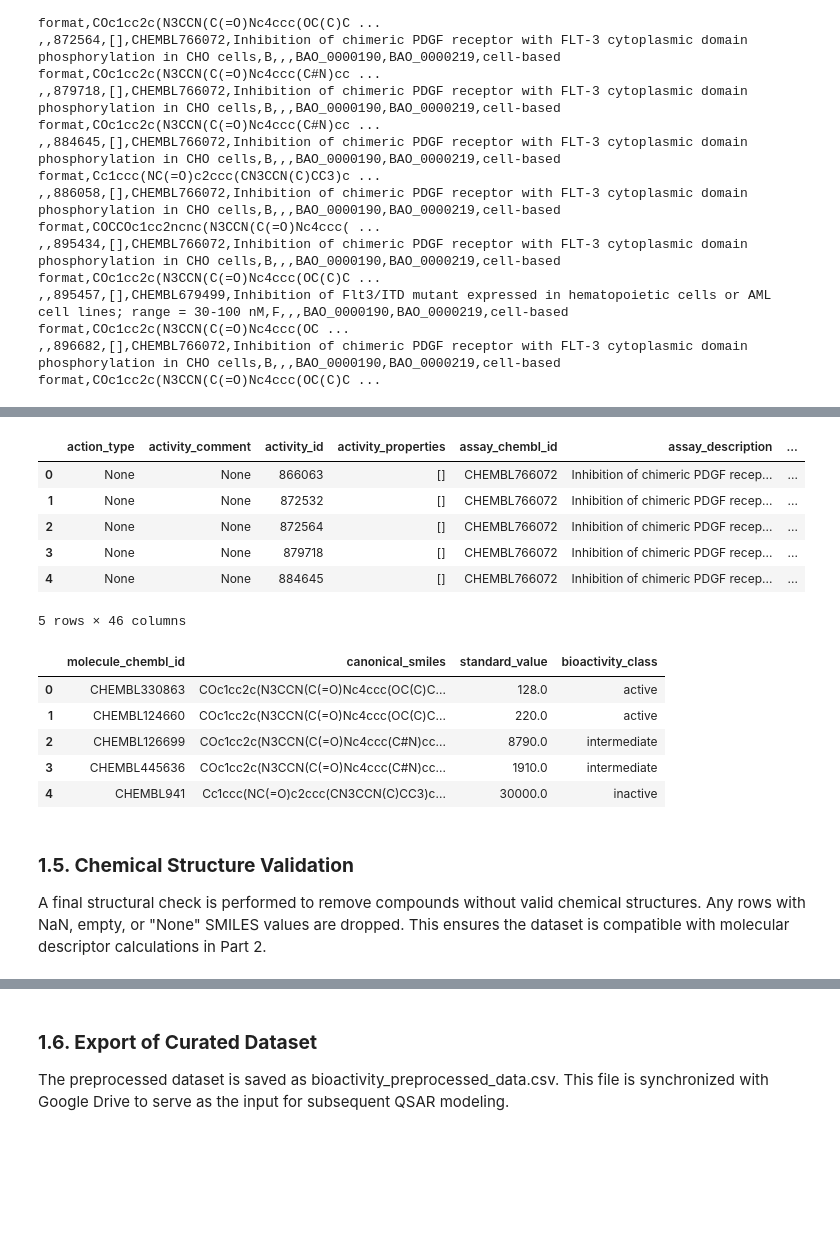
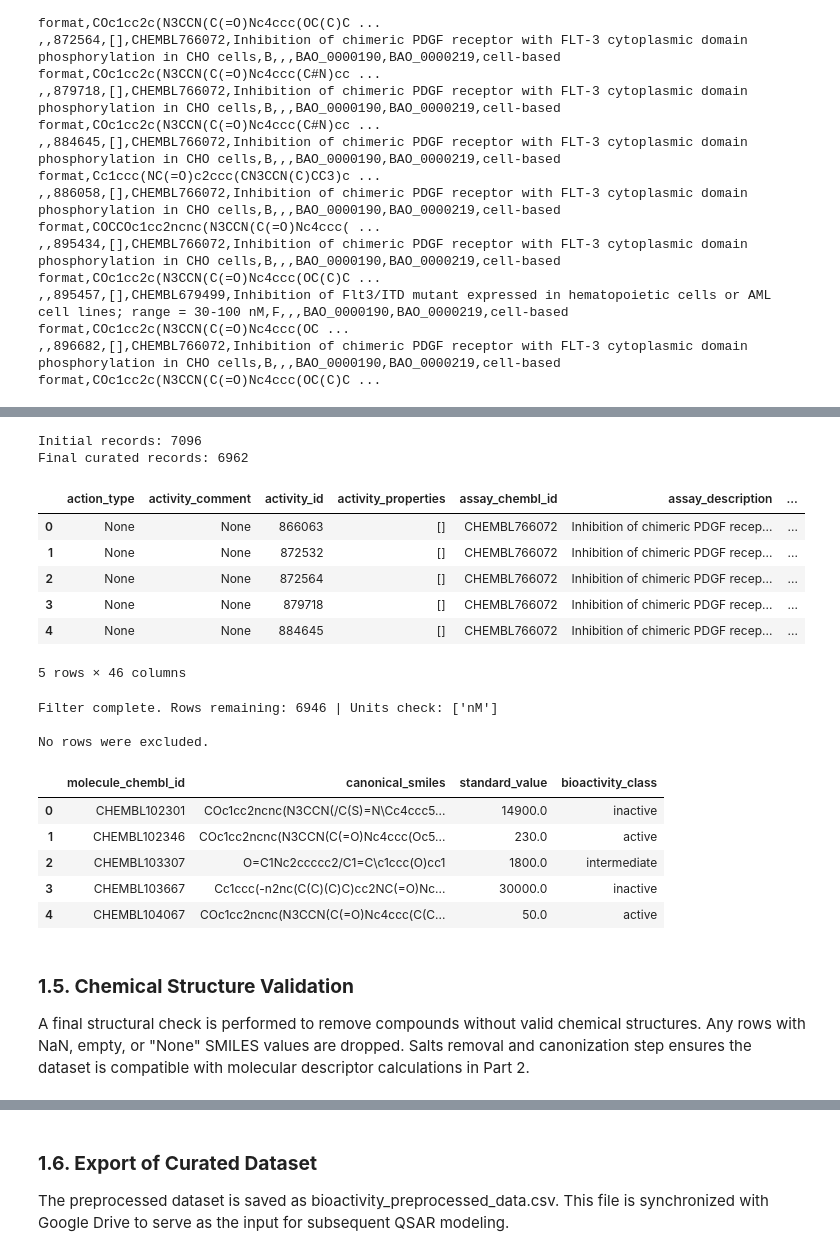
Before and after one commit to lmVl12/AI_and_Drug_Discovery_Course_2026, a Jupyter notebook: Assignment_2_QSAR_data_curation.ipynb, the cells around one changed output, grey strips where cells are left out. Cells and saved outputs as stored; diff of their text form; code cells hidden in the pictures; blank space fills up the shorter version.

Commit message:
Cleaned duplicates, smiles and analyzed class balance.

```diff
--- a/Assignment_2_QSAR_data_curation.ipynb
+++ b/Assignment_2_QSAR_data_curation.ipynb
@@ -130,15 +132,48 @@ np.int64(0)
+# %%
+# Convert IC50 values to numeric
+def to_numeric(val):
+    try:
+        if isinstance(val, list): return float(val[0])
+        return float(val)
+    except: return None
+df1['standard_value'] = df1['standard_value'].apply(to_numeric)
 # %%
-# Filtering the dataset to remove records lacking bioactivity values (IC50)
-df2 = df1[df1["standard_value"].notna()]
+# Filter the dataset to remove records lacking bioactivity values (IC50)
+df2 = df1.dropna(subset=['standard_value'])
+# Monitoring curation efficiency
+print(f"Initial records: {len(df1)}")
+print(f"Only complete records: {len(df2)}")
 df2.head()
 # %% [output]
+Initial records: 7096
+Final curated records: 6962
 |  | action_type | activity_comment | activity_id | activity_properties | assay_chembl_id | assay_description | ... |
 | 0 | None | None | 866063 | [] | CHEMBL766072 | Inhibition of chimeric PDGF recep... | ... |
 | 1 | None | None | 872532 | [] | CHEMBL766072 | Inhibition of chimeric PDGF recep... | ... |
 | 2 | None | None | 872564 | [] | CHEMBL766072 | Inhibition of chimeric PDGF recep... | ... |
 | 3 | None | None | 879718 | [] | CHEMBL766072 | Inhibition of chimeric PDGF recep... | ... |
 | 4 | None | None | 884645 | [] | CHEMBL766072 | Inhibition of chimeric PDGF recep... | ... |
-5 rows × 46 columns
+5 rows × 46 columns
+# %%
+# Filter for nM and ensure the value is there
+excluded_df = df2[df2['standard_units'] != 'nM']
+df2 = df2[df2['standard_units'] == 'nM']
+print(f"Filter complete. Rows remaining: {len(df2)} | Units check: {df2.standard_units.unique()}")
+if not excluded_df.empty:
+    print("\nReasons for exclusion (Units found):")
+    print(excluded_df['units'].value_counts())
+else:
+    print("\nNo rows were excluded.")
+# %% [output]
+Filter complete. Rows remaining: 6946 | Units check: ['nM']
+
+No rows were excluded.
+# %%
+# Group by ID to avoid duplicates (take median if those occur)
+df2 = df2.groupby('molecule_chembl_id').agg({
+    'canonical_smiles': 'first',    # Keep one SMILES
+    'standard_value': 'median'      # Median IC50 across the different IDs
+}).reset_index()
 # %%
 # Categorizing compounds into potency classes based on IC50 values (nM)
 bioactivity_class = []
@@ -165,22 +188,16 @@ data = list(zip(
-# %%
-# Constructing the curated dataframe for subsequent analysis
-df3 = pd.DataFrame(
-    data,
-    columns=[
-        "molecule_chembl_id",
-        "canonical_smiles",
-        "standard_value",
-        "bioactivity_class",
-    ]
-)
-df3.head()
-# %% [output]
-|  | molecule_chembl_id | canonical_smiles | standard_value | bioactivity_class |
-| 0 | CHEMBL330863 | COc1cc2c(N3CCN(C(=O)Nc4ccc(OC(C)C... | 128.0 | active |
-| 1 | CHEMBL124660 | COc1cc2c(N3CCN(C(=O)Nc4ccc(OC(C)C... | 220.0 | active |
-| 2 | CHEMBL126699 | COc1cc2c(N3CCN(C(=O)Nc4ccc(C#N)cc... | 8790.0 | intermediate |
-| 3 | CHEMBL445636 | COc1cc2c(N3CCN(C(=O)Nc4ccc(C#N)cc... | 1910.0 | intermediate |
-| 4 | CHEMBL941 | Cc1ccc(NC(=O)c2ccc(CN3CCN(C)CC3)c... | 30000.0 | inactive |
+# %%
+#Create final table
+df3 = df2.copy()
+df3['bioactivity_class'] = bioactivity_class
+
+df3.head()
+# %% [output]
+|  | molecule_chembl_id | canonical_smiles | standard_value | bioactivity_class |
+| 0 | CHEMBL102301 | COc1cc2ncnc(N3CCN(/C(S)=N\Cc4ccc5... | 14900.0 | inactive |
+| 1 | CHEMBL102346 | COc1cc2ncnc(N3CCN(C(=O)Nc4ccc(Oc5... | 230.0 | active |
+| 2 | CHEMBL103307 | O=C1Nc2ccccc2/C1=C\c1ccc(O)cc1 | 1800.0 | intermediate |
+| 3 | CHEMBL103667 | Cc1ccc(-n2nc(C(C)(C)C)cc2NC(=O)Nc... | 30000.0 | inactive |
+| 4 | CHEMBL104067 | COc1cc2ncnc(N3CCN(C(=O)Nc4ccc(C(C... | 50.0 | active |
 # %% [markdown]
 ### **1.5. Chemical Structure Validation**
-A final structural check is performed to remove compounds without valid chemical structures. Any rows with NaN, empty, or "None" SMILES values are dropped. This ensures the dataset is compatible with molecular descriptor calculations in Part 2.
+A final structural check is performed to remove compounds without valid chemical structures. Any rows with NaN, empty, or "None" SMILES values are dropped. Salts removal and canonization step ensures the dataset is compatible with molecular descriptor calculations in Part 2.
```
Also changed, not shown: parts of 21 cells of this notebook.
